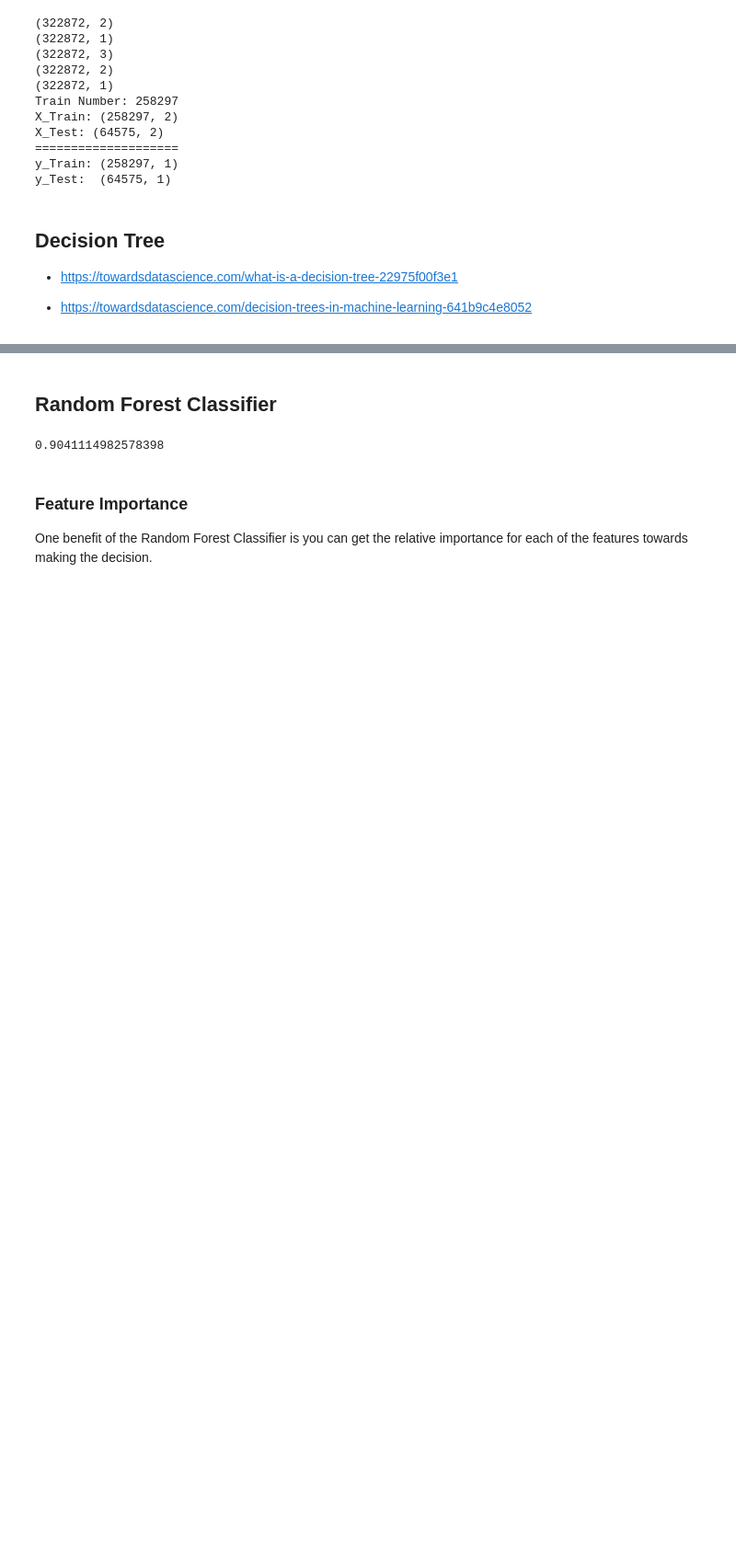
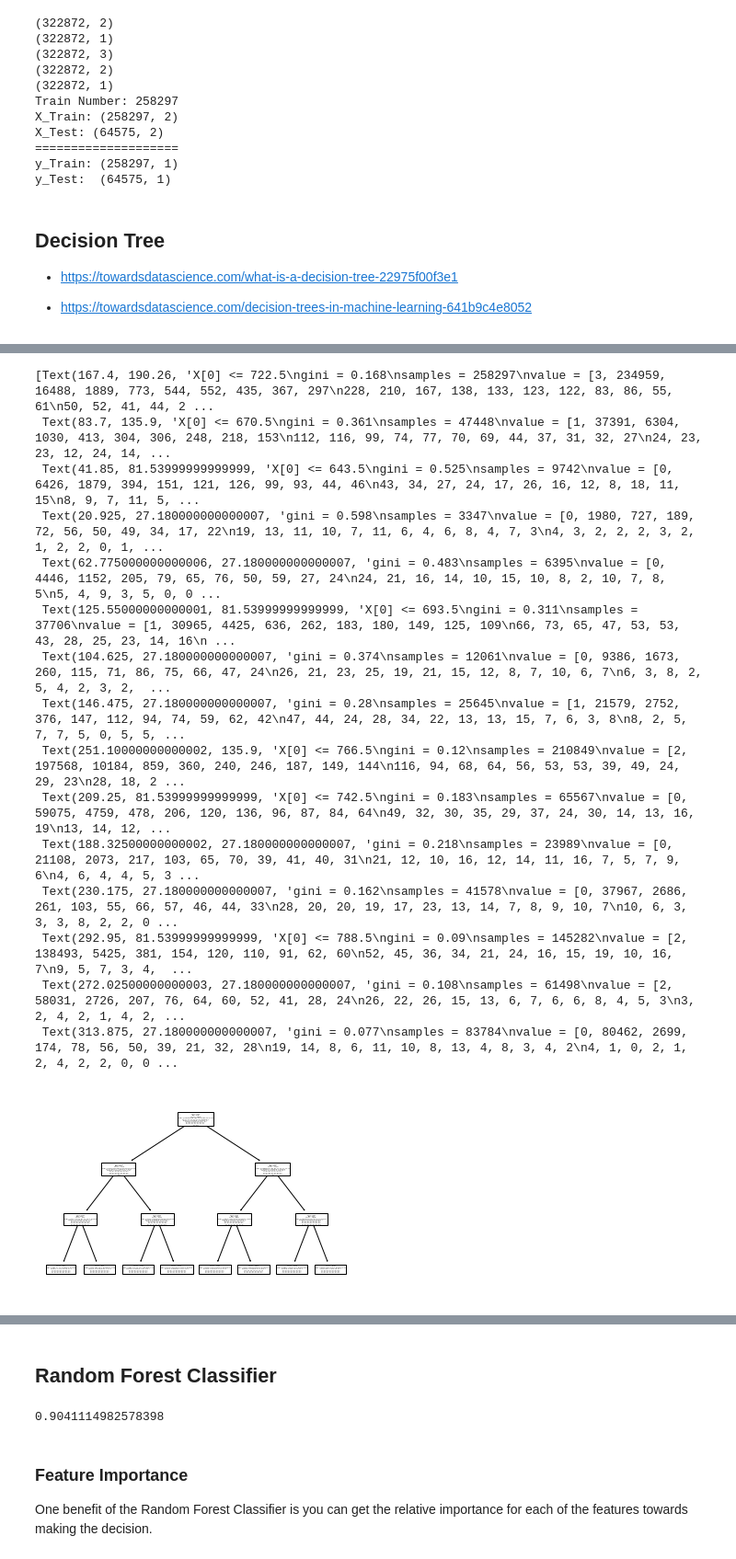
Before and after one commit to Machine-Learning-for-Finance/Machine-Learning-Algorithms, a Jupyter notebook: 04-Initial_Model.ipynb, the cells around one changed output, grey strips where cells are left out. Shown at 92% size. Saved outputs shown, nothing was run; the diff lists cells and outputs as text; code cells hidden in the pictures; blank space fills up the shorter version.

```diff
--- a/04-Initial_Model.ipynb
+++ b/04-Initial_Model.ipynb
@@ -208,0 +220,7 @@ print(clf.score(X_test, y_test))
+# %%
+dtc = tree.DecisionTreeClassifier(
+    max_depth=3,
+    class_weight=None
+)
+dtc.fit(X_train, y_train)
+print(dtc.score(X_test, y_test))
@@ -208,0 +241,19 @@ print(clf.score(X_test, y_test))
+# %%
+tree.plot_tree(dtc)
+# %% [output]
+[Text(167.4, 190.26, 'X[0] <= 722.5\ngini = 0.168\nsamples = 258297\nvalue = [3, 234959, 16488, 1889, 773, 544, 552, 435, 367, 297\n228, 210, 167, 138, 133, 123, 122, 83, 86, 55, 61\n50, 52, 41, 44, 2 ...
+ Text(83.7, 135.9, 'X[0] <= 670.5\ngini = 0.361\nsamples = 47448\nvalue = [1, 37391, 6304, 1030, 413, 304, 306, 248, 218, 153\n112, 116, 99, 74, 77, 70, 69, 44, 37, 31, 32, 27\n24, 23, 23, 12, 24, 14, ...
+ Text(41.85, 81.53999999999999, 'X[0] <= 643.5\ngini = 0.525\nsamples = 9742\nvalue = [0, 6426, 1879, 394, 151, 121, 126, 99, 93, 44, 46\n43, 34, 27, 24, 17, 26, 16, 12, 8, 18, 11, 15\n8, 9, 7, 11, 5, ...
+ Text(20.925, 27.180000000000007, 'gini = 0.598\nsamples = 3347\nvalue = [0, 1980, 727, 189, 72, 56, 50, 49, 34, 17, 22\n19, 13, 11, 10, 7, 11, 6, 4, 6, 8, 4, 7, 3\n4, 3, 2, 2, 2, 3, 2, 1, 2, 2, 0, 1, ...
+ Text(62.775000000000006, 27.180000000000007, 'gini = 0.483\nsamples = 6395\nvalue = [0, 4446, 1152, 205, 79, 65, 76, 50, 59, 27, 24\n24, 21, 16, 14, 10, 15, 10, 8, 2, 10, 7, 8, 5\n5, 4, 9, 3, 5, 0, 0 ...
+ Text(125.55000000000001, 81.53999999999999, 'X[0] <= 693.5\ngini = 0.311\nsamples = 37706\nvalue = [1, 30965, 4425, 636, 262, 183, 180, 149, 125, 109\n66, 73, 65, 47, 53, 53, 43, 28, 25, 23, 14, 16\n ...
+ Text(104.625, 27.180000000000007, 'gini = 0.374\nsamples = 12061\nvalue = [0, 9386, 1673, 260, 115, 71, 86, 75, 66, 47, 24\n26, 21, 23, 25, 19, 21, 15, 12, 8, 7, 10, 6, 7\n6, 3, 8, 2, 5, 4, 2, 3, 2,  ...
+ Text(146.475, 27.180000000000007, 'gini = 0.28\nsamples = 25645\nvalue = [1, 21579, 2752, 376, 147, 112, 94, 74, 59, 62, 42\n47, 44, 24, 28, 34, 22, 13, 13, 15, 7, 6, 3, 8\n8, 2, 5, 7, 7, 5, 0, 5, 5, ...
+ Text(251.10000000000002, 135.9, 'X[0] <= 766.5\ngini = 0.12\nsamples = 210849\nvalue = [2, 197568, 10184, 859, 360, 240, 246, 187, 149, 144\n116, 94, 68, 64, 56, 53, 53, 39, 49, 24, 29, 23\n28, 18, 2 ...
+ Text(209.25, 81.53999999999999, 'X[0] <= 742.5\ngini = 0.183\nsamples = 65567\nvalue = [0, 59075, 4759, 478, 206, 120, 136, 96, 87, 84, 64\n49, 32, 30, 35, 29, 37, 24, 30, 14, 13, 16, 19\n13, 14, 12, ...
+ Text(188.32500000000002, 27.180000000000007, 'gini = 0.218\nsamples = 23989\nvalue = [0, 21108, 2073, 217, 103, 65, 70, 39, 41, 40, 31\n21, 12, 10, 16, 12, 14, 11, 16, 7, 5, 7, 9, 6\n4, 6, 4, 4, 5, 3 ...
+ Text(230.175, 27.180000000000007, 'gini = 0.162\nsamples = 41578\nvalue = [0, 37967, 2686, 261, 103, 55, 66, 57, 46, 44, 33\n28, 20, 20, 19, 17, 23, 13, 14, 7, 8, 9, 10, 7\n10, 6, 3, 3, 3, 8, 2, 2, 0 ...
+ Text(292.95, 81.53999999999999, 'X[0] <= 788.5\ngini = 0.09\nsamples = 145282\nvalue = [2, 138493, 5425, 381, 154, 120, 110, 91, 62, 60\n52, 45, 36, 34, 21, 24, 16, 15, 19, 10, 16, 7\n9, 5, 7, 3, 4,  ...
+ Text(272.02500000000003, 27.180000000000007, 'gini = 0.108\nsamples = 61498\nvalue = [2, 58031, 2726, 207, 76, 64, 60, 52, 41, 28, 24\n26, 22, 26, 15, 13, 6, 7, 6, 6, 8, 4, 5, 3\n3, 2, 4, 2, 1, 4, 2, ...
+ Text(313.875, 27.180000000000007, 'gini = 0.077\nsamples = 83784\nvalue = [0, 80462, 2699, 174, 78, 56, 50, 39, 21, 32, 28\n19, 14, 8, 6, 11, 10, 8, 13, 4, 8, 3, 4, 2\n4, 1, 0, 2, 1, 2, 4, 2, 2, 0, 0 ...
+[figure, added]
```
Also changed, not shown: parts of 27 cells of this notebook.
